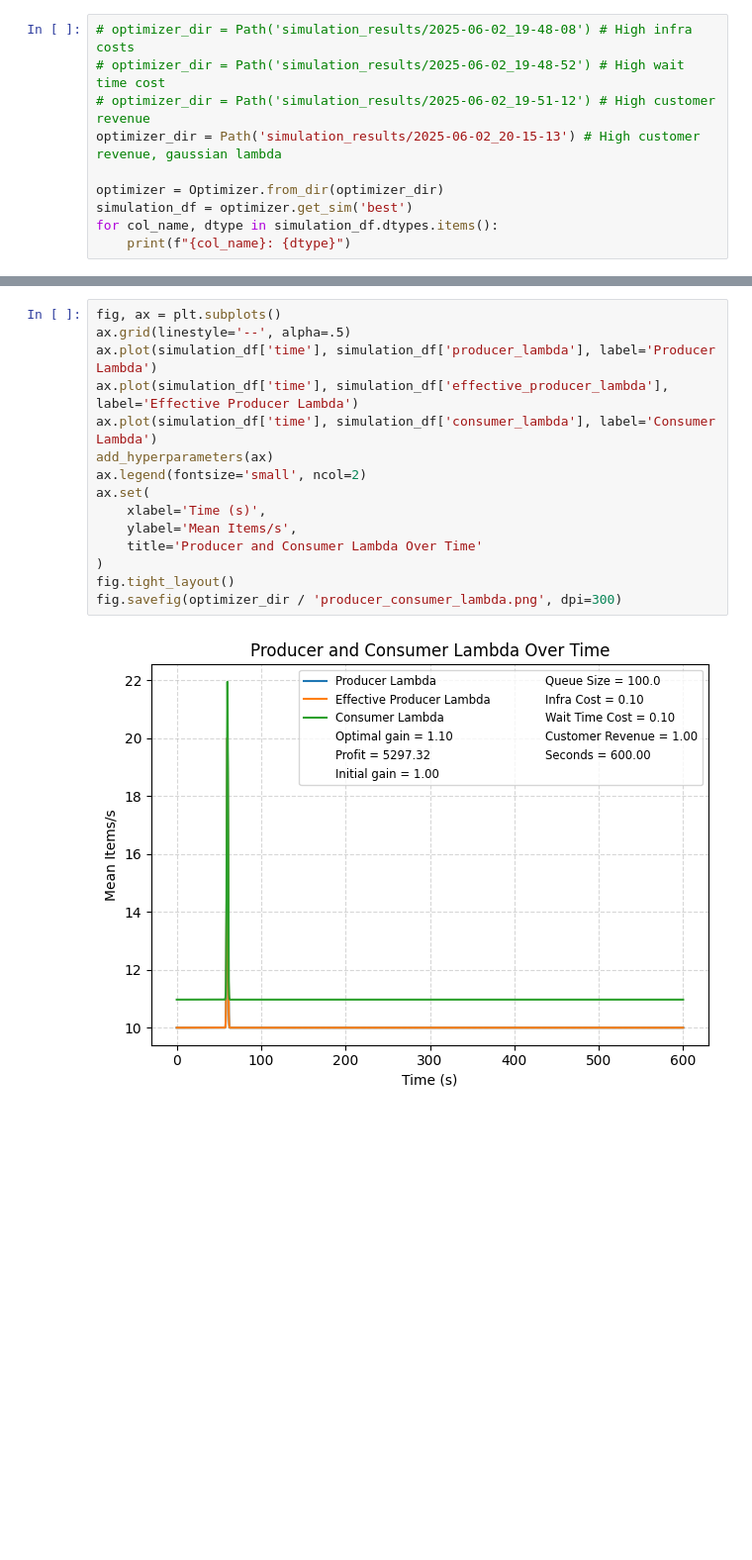
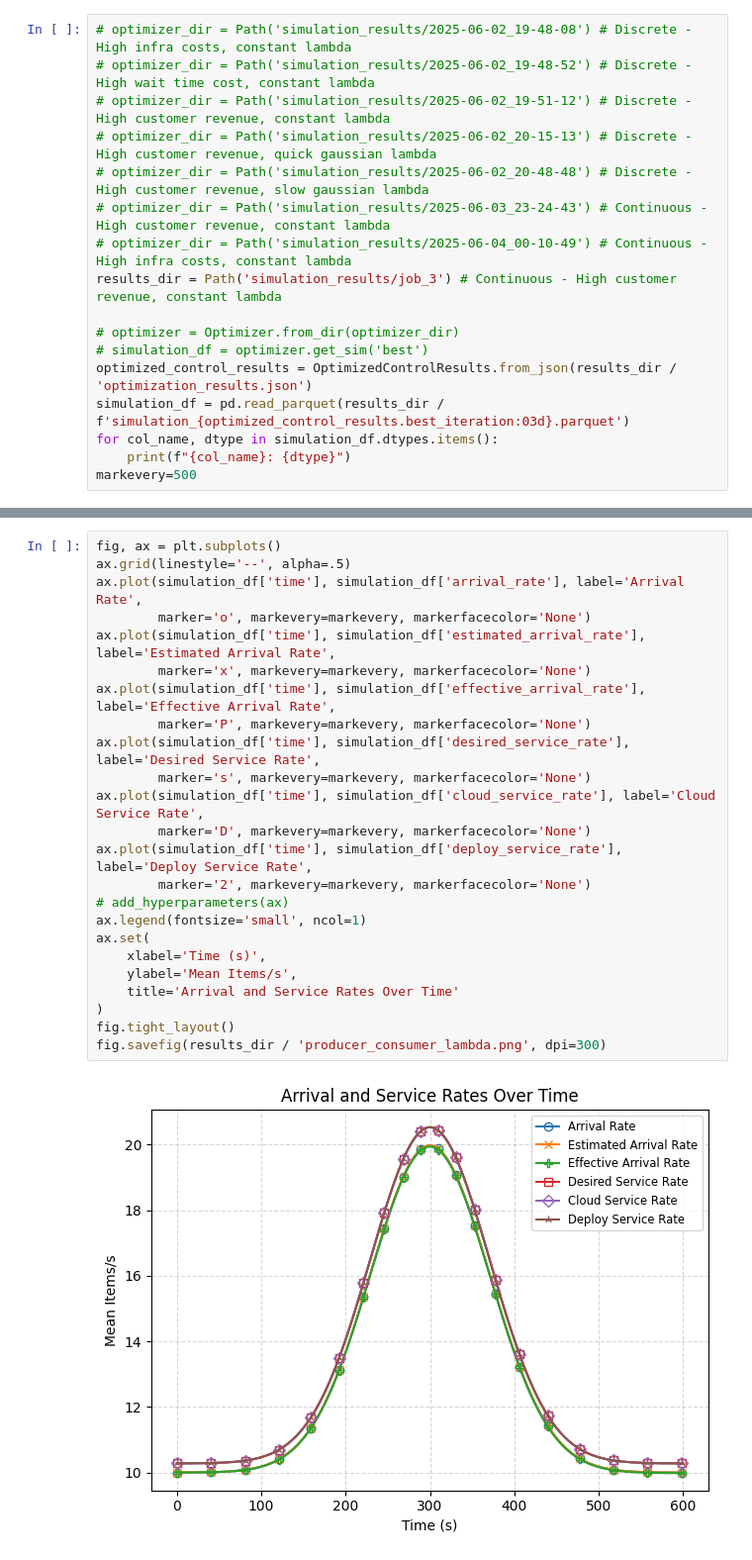
Before and after one commit to lucasbanunes/CPS767-monte-carlo-algorithms, a Jupyter notebook: project/plot_simulation.ipynb, the cells around one changed output, grey strips where cells are left out. Shown: that part at 99% size. Drawn from its saved outputs; the diff is of its cells as text; blank space fills up the shorter version.

```diff
--- a/project/plot_simulation.ipynb
+++ b/project/plot_simulation.ipynb
@@ -5,12 +11,19 @@ from utils import Optimizer
 # %%
-# optimizer_dir = Path('simulation_results/2025-06-02_19-48-08') # High infra costs
-# optimizer_dir = Path('simulation_results/2025-06-02_19-48-52') # High wait time cost
-# optimizer_dir = Path('simulation_results/2025-06-02_19-51-12') # High customer revenue
-optimizer_dir = Path('simulation_results/2025-06-02_20-15-13') # High customer revenue, gaussian lambda
+# optimizer_dir = Path('simulation_results/2025-06-02_19-48-08') # Discrete - High infra costs, constant lambda
+# optimizer_dir = Path('simulation_results/2025-06-02_19-48-52') # Discrete - High wait time cost, constant lambda
+# optimizer_dir = Path('simulation_results/2025-06-02_19-51-12') # Discrete - High customer revenue, constant lambda
+# optimizer_dir = Path('simulation_results/2025-06-02_20-15-13') # Discrete - High customer revenue, quick gaussian lambda
+# optimizer_dir = Path('simulation_results/2025-06-02_20-48-48') # Discrete - High customer revenue, slow gaussian lambda
+# optimizer_dir = Path('simulation_results/2025-06-03_23-24-43') # Continuous - High customer revenue, constant lambda
+# optimizer_dir = Path('simulation_results/2025-06-04_00-10-49') # Continuous - High infra costs, constant lambda
+results_dir = Path('simulation_results/job_3') # Continuous - High customer revenue, constant lambda
 
-optimizer = Optimizer.from_dir(optimizer_dir)
-simulation_df = optimizer.get_sim('best')
+# optimizer = Optimizer.from_dir(optimizer_dir)
+# simulation_df = optimizer.get_sim('best')
+optimized_control_results = OptimizedControlResults.from_json(results_dir / 'optimization_results.json')
+simulation_df = pd.read_parquet(results_dir / f'simulation_{optimized_control_results.best_iteration:03d}.parquet')
 for col_name, dtype in simulation_df.dtypes.items():
     print(f"{col_name}: {dtype}")
+markevery=500
 # %% [output]
 time: float64
@@ -62,19 +84,28 @@ fig.savefig(optimizer_dir / 'simulation_progression.png', dpi=300)
 # %%
 fig, ax = plt.subplots()
 ax.grid(linestyle='--', alpha=.5)
-ax.plot(simulation_df['time'], simulation_df['producer_lambda'], label='Producer Lambda')
-ax.plot(simulation_df['time'], simulation_df['effective_producer_lambda'], label='Effective Producer Lambda')
-ax.plot(simulation_df['time'], simulation_df['consumer_lambda'], label='Consumer Lambda')
-add_hyperparameters(ax)
-ax.legend(fontsize='small', ncol=2)
+ax.plot(simulation_df['time'], simulation_df['arrival_rate'], label='Arrival Rate',
+        marker='o', markevery=markevery, markerfacecolor='None')
+ax.plot(simulation_df['time'], simulation_df['estimated_arrival_rate'], label='Estimated Arrival Rate',
+        marker='x', markevery=markevery, markerfacecolor='None')
+ax.plot(simulation_df['time'], simulation_df['effective_arrival_rate'], label='Effective Arrival Rate',
+        marker='P', markevery=markevery, markerfacecolor='None')
+ax.plot(simulation_df['time'], simulation_df['desired_service_rate'], label='Desired Service Rate',
+        marker='s', markevery=markevery, markerfacecolor='None')
+ax.plot(simulation_df['time'], simulation_df['cloud_service_rate'], label='Cloud Service Rate',
+        marker='D', markevery=markevery, markerfacecolor='None')
+ax.plot(simulation_df['time'], simulation_df['deploy_service_rate'], label='Deploy Service Rate',
+        marker='2', markevery=markevery, markerfacecolor='None')
+# add_hyperparameters(ax)
+ax.legend(fontsize='small', ncol=1)
 ax.set(
     xlabel='Time (s)',
     ylabel='Mean Items/s',
-    title='Producer and Consumer Lambda Over Time'
+    title='Arrival and Service Rates Over Time'
 )
 fig.tight_layout()
-fig.savefig(optimizer_dir / 'producer_consumer_lambda.png', dpi=300)
+fig.savefig(results_dir / 'producer_consumer_lambda.png', dpi=300)
 # %% [output]
-[figure, old version]
+[figure, new version]
 # %%
 fig, ax = plt.subplots(2, 1)
```
Also changed, not shown: parts of 6 cells of this notebook, 3 other files.
